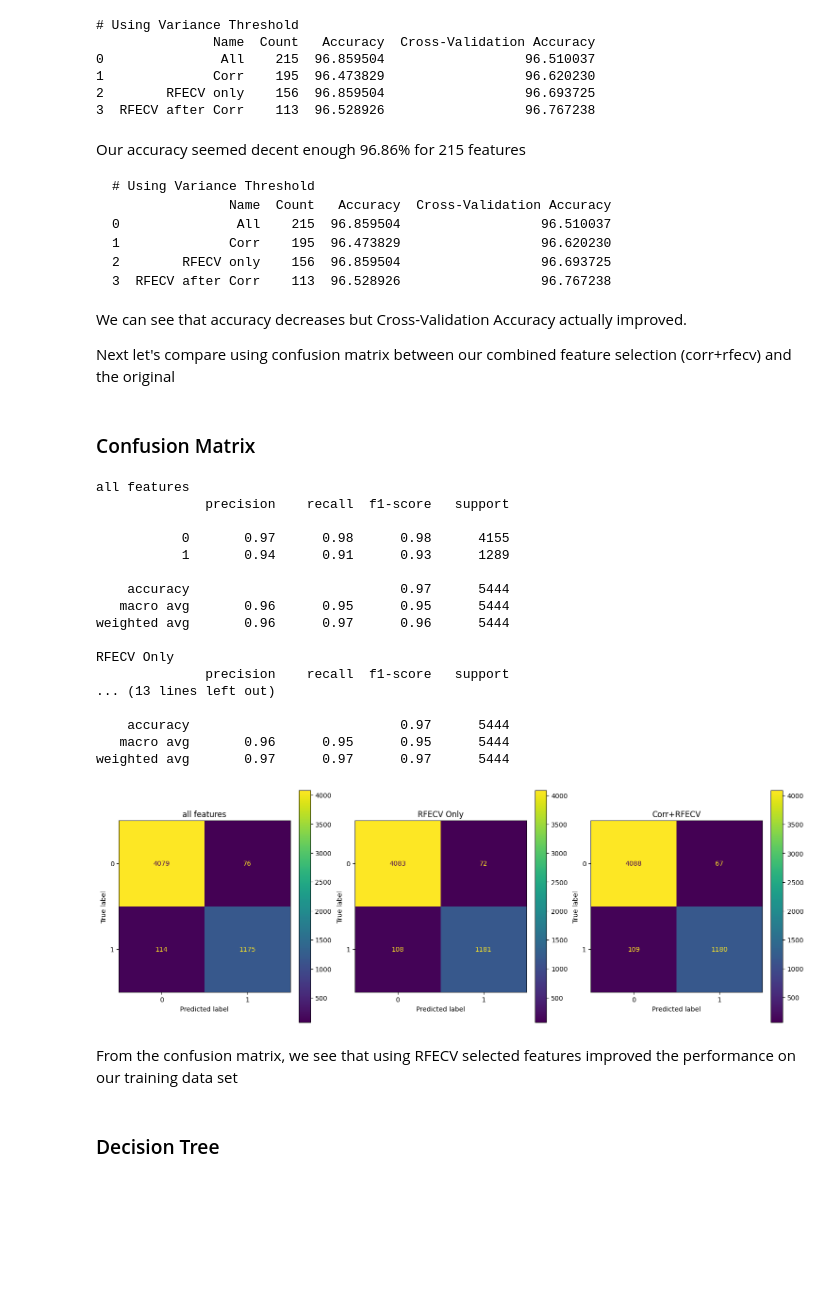
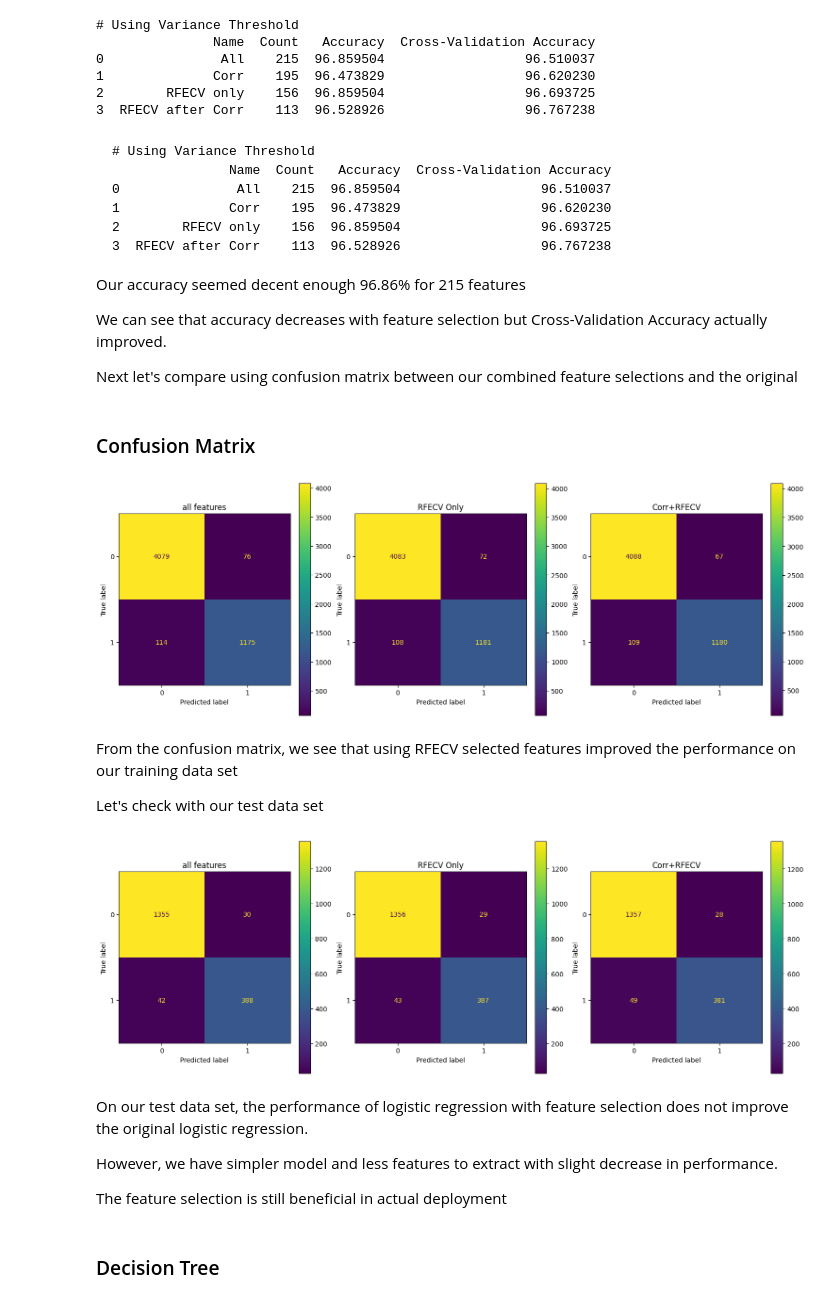
Before and after one commit to raymondsamalo/25S1-C-NYP-ITI111-Applied-Machine-Learning, a Jupyter notebook: AndroidMalwareRaymondSamalo.ipynb, the cells around one changed output. Drawn from its saved outputs; the diff is of its cells as text; code cells hidden in the pictures; blank space fills up the shorter version.

````diff
--- a/AndroidMalwareRaymondSamalo.ipynb
+++ b/AndroidMalwareRaymondSamalo.ipynb
@@ -541,7 +541,6 @@ print(table)
 3  RFECV after Corr    113  96.528926                  96.767238
 # %% [markdown]
 
-Our accuracy seemed decent enough 96.86% for 215 features
 ```
 # Using Variance Threshold
                Name  Count   Accuracy  Cross-Validation Accuracy
@@ -550,9 +549,12 @@ Our accuracy seemed decent enough 96.86% for 215 features
 2        RFECV only    156  96.859504                  96.693725
 3  RFECV after Corr    113  96.528926                  96.767238
 ```
-We can see that accuracy decreases but Cross-Validation Accuracy actually improved.
+Our accuracy seemed decent enough 96.86% for 215 features
 
-Next let's compare using confusion matrix between our combined feature selection (corr+rfecv) and the original
+We can see that accuracy decreases with feature selection
+but Cross-Validation Accuracy actually improved.
+
+Next let's compare using confusion matrix between our combined feature selections and the original
 # %% [markdown]
 ### Confusion Matrix
 # %%
@@ -560,37 +562,36 @@ from sklearn.model_selection import cross_val_predict
 from sklearn.metrics import ConfusionMatrixDisplay
 from sklearn.metrics import classification_report
 
-fig = plt.figure(figsize=(15, 5),layout='constrained')
 def display_confusion_matrix(ax, the_lr_clf, train_X, train_y, title):
-    print(title)
+    # print(title)
     pred = cross_val_predict(the_lr_clf, train_X, train_y, cv=5)
-    print(classification_report(train_y, pred))
+    #print(classification_report(train_y, pred))
     disp=ConfusionMatrixDisplay.from_predictions(train_y, pred,display_labels=the_lr_clf.classes_, ax=ax)
     disp.ax_.set_title(title)
 
+fig = plt.figure(figsize=(15, 5),layout='constrained')
 display_confusion_matrix(fig.add_subplot(1,3,1), lr_clf_original, X_train, y_train, "all features")
 display_confusion_matrix(fig.add_subplot(1,3,2), lr_clf_rfecv, X_train_rfecv_only, y_train, "RFECV Only")
 display_confusion_matrix(fig.add_subplot(1,3,3), lr_clf_fs, X_train_fs, y_train, "Corr+RFECV")
 # %% [output]
-all features
-              precision    recall  f1-score   support
-
-           0       0.97      0.98      0.98      4155
-           1       0.94      0.91      0.93      1289
-
-    accuracy                           0.97      5444
-   macro avg       0.96      0.95      0.95      5444
-weighted avg       0.96      0.97      0.96      5444
-
-RFECV Only
-              precision    recall  f1-score   support
-... (13 lines left out)
-
-    accuracy                           0.97      5444
-   macro avg       0.96      0.95      0.95      5444
-weighted avg       0.97      0.97      0.97      5444
 [figure]
 # %% [markdown]
 From the confusion matrix, we see that using RFECV selected features improved the performance on our training data set
+
+Let's check with our test data set
+# %%
+
+fig = plt.figure(figsize=(15, 5),layout='constrained')
+display_confusion_matrix(fig.add_subplot(1,3,1), lr_clf_original, X_test, y_test, "all features")
+display_confusion_matrix(fig.add_subplot(1,3,2), lr_clf_rfecv, X_test.filter(items=X_train_rfecv_only.columns.to_list()), y_test, "RFECV Only")
+display_confusion_matrix(fig.add_subplot(1,3,3), lr_clf_fs, X_test.filter(items=X_train_fs.columns.to_list()), y_test, "Corr+RFECV")
+# %% [output]
+[figure, added]
+# %% [markdown]
+On our test data set, the performance of logistic regression with feature selection does not improve the original logistic regression.
+
+However, we have simpler model and less features to extract with slight decrease in performance.
+
+The feature selection is still beneficial in actual deployment
 # %% [markdown]
 ### Decision Tree
````
